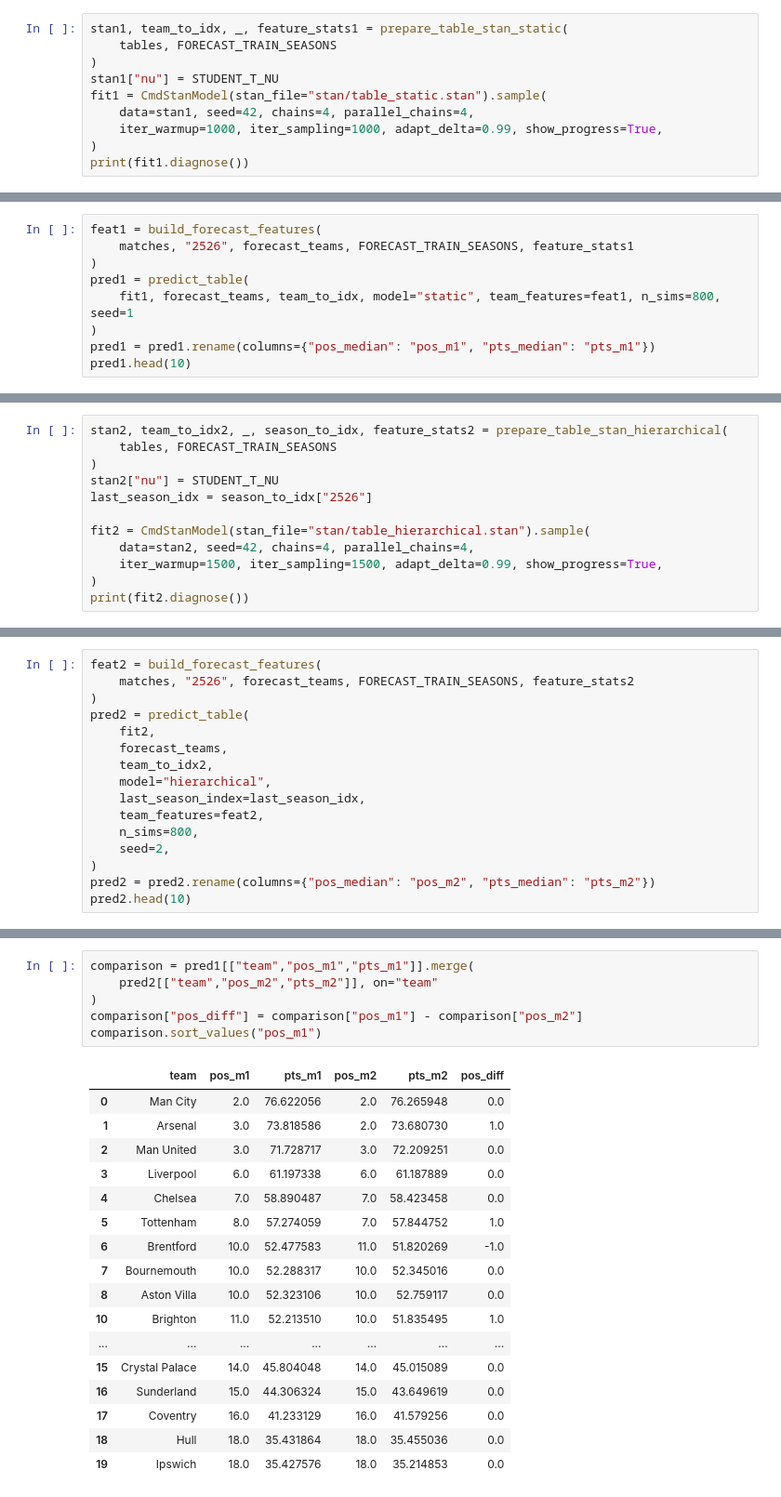
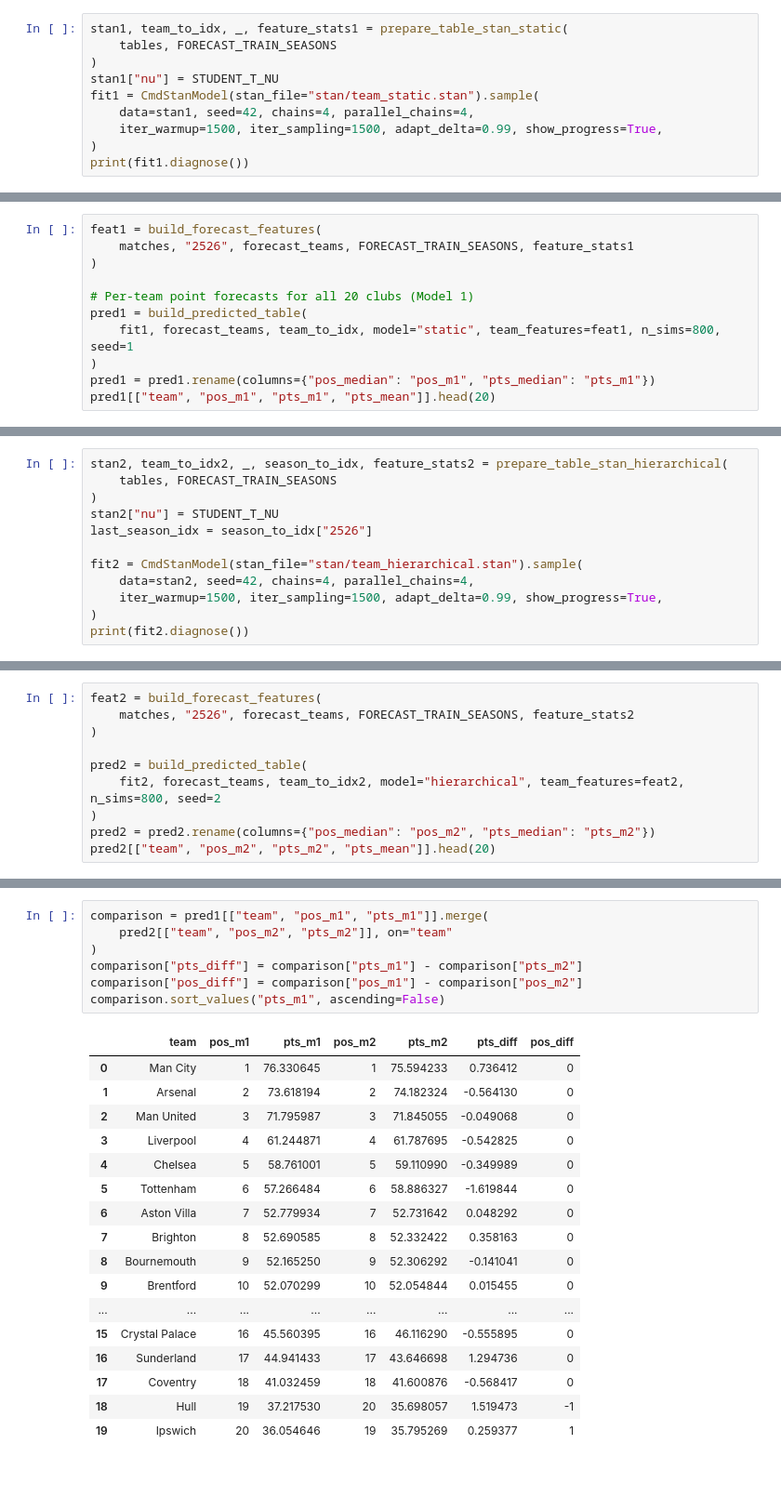
Before and after one commit to Geq0nek/DA_Project, a Jupyter notebook: 04_forecast_2627_comparison.ipynb, the cells around one changed output, grey strips where cells are left out. Shown at 93% size. Saved outputs shown, nothing was run; the diff lists cells and outputs as text.

Commit message:
Single team points predictions

```diff
--- a/04_forecast_2627_comparison.ipynb
+++ b/04_forecast_2627_comparison.ipynb
@@ -59,9 +72,9 @@ stan1, team_to_idx, _, feature_stats1 = prepare_table_stan_static(
     tables, FORECAST_TRAIN_SEASONS
 )
 stan1["nu"] = STUDENT_T_NU
-fit1 = CmdStanModel(stan_file="stan/table_static.stan").sample(
+fit1 = CmdStanModel(stan_file="stan/team_static.stan").sample(
     data=stan1, seed=42, chains=4, parallel_chains=4,
-    iter_warmup=1000, iter_sampling=1000, adapt_delta=0.99, show_progress=True,
+    iter_warmup=1500, iter_sampling=1500, adapt_delta=0.99, show_progress=True,
 )
 print(fit1.diagnose())
 # %% [output]
@@ -89,9 +102,11 @@ Processing complete, no problems detected.
 feat1 = build_forecast_features(
     matches, "2526", forecast_teams, FORECAST_TRAIN_SEASONS, feature_stats1
 )
-pred1 = predict_table(
+
+# Per-team point forecasts for all 20 clubs (Model 1)
+pred1 = build_predicted_table(
     fit1, forecast_teams, team_to_idx, model="static", team_features=feat1, n_sims=800, seed=1
 )
 pred1 = pred1.rename(columns={"pos_median": "pos_m1", "pts_median": "pts_m1"})
-pred1.head(10)
+pred1[["team", "pos_m1", "pts_m1", "pts_mean"]].head(20)
 # %% [output]
@@ -117,7 +138,7 @@ stan2, team_to_idx2, _, season_to_idx, feature_stats2 = prepare_table_stan_hiera
 stan2["nu"] = STUDENT_T_NU
 last_season_idx = season_to_idx["2526"]
 
-fit2 = CmdStanModel(stan_file="stan/table_hierarchical.stan").sample(
+fit2 = CmdStanModel(stan_file="stan/team_hierarchical.stan").sample(
     data=stan2, seed=42, chains=4, parallel_chains=4,
     iter_warmup=1500, iter_sampling=1500, adapt_delta=0.99, show_progress=True,
 )
@@ -147,16 +168,10 @@ Processing complete, no problems detected.
 feat2 = build_forecast_features(
     matches, "2526", forecast_teams, FORECAST_TRAIN_SEASONS, feature_stats2
 )
-pred2 = predict_table(
-    fit2,
-    forecast_teams,
-    team_to_idx2,
-    model="hierarchical",
-    last_season_index=last_season_idx,
-    team_features=feat2,
-    n_sims=800,
-    seed=2,
+
+pred2 = build_predicted_table(
+    fit2, forecast_teams, team_to_idx2, model="hierarchical", team_features=feat2, n_sims=800, seed=2
 )
 pred2 = pred2.rename(columns={"pos_median": "pos_m2", "pts_median": "pts_m2"})
-pred2.head(10)
+pred2[["team", "pos_m2", "pts_m2", "pts_mean"]].head(20)
 # %% [output]
@@ -176,24 +199,25 @@ pred2.head(10)
 # %%
-comparison = pred1[["team","pos_m1","pts_m1"]].merge(
-    pred2[["team","pos_m2","pts_m2"]], on="team"
+comparison = pred1[["team", "pos_m1", "pts_m1"]].merge(
+    pred2[["team", "pos_m2", "pts_m2"]], on="team"
 )
+comparison["pts_diff"] = comparison["pts_m1"] - comparison["pts_m2"]
 comparison["pos_diff"] = comparison["pos_m1"] - comparison["pos_m2"]
-comparison.sort_values("pos_m1")
+comparison.sort_values("pts_m1", ascending=False)
 # %% [output]
-|  | team | pos_m1 | pts_m1 | pos_m2 | pts_m2 | pos_diff |
-| 0 | Man City | 2.0 | 76.622056 | 2.0 | 76.265948 | 0.0 |
-| 1 | Arsenal | 3.0 | 73.818586 | 2.0 | 73.680730 | 1.0 |
-| 2 | Man United | 3.0 | 71.728717 | 3.0 | 72.209251 | 0.0 |
-| 3 | Liverpool | 6.0 | 61.197338 | 6.0 | 61.187889 | 0.0 |
-| 4 | Chelsea | 7.0 | 58.890487 | 7.0 | 58.423458 | 0.0 |
-| 5 | Tottenham | 8.0 | 57.274059 | 7.0 | 57.844752 | 1.0 |
-| 6 | Brentford | 10.0 | 52.477583 | 11.0 | 51.820269 | -1.0 |
-| 7 | Bournemouth | 10.0 | 52.288317 | 10.0 | 52.345016 | 0.0 |
-| 8 | Aston Villa | 10.0 | 52.323106 | 10.0 | 52.759117 | 0.0 |
-| 10 | Brighton | 11.0 | 52.213510 | 10.0 | 51.835495 | 1.0 |
-| ... | ... | ... | ... | ... | ... | ... |
-| 15 | Crystal Palace | 14.0 | 45.804048 | 14.0 | 45.015089 | 0.0 |
-| 16 | Sunderland | 15.0 | 44.306324 | 15.0 | 43.649619 | 0.0 |
-| 17 | Coventry | 16.0 | 41.233129 | 16.0 | 41.579256 | 0.0 |
-| 18 | Hull | 18.0 | 35.431864 | 18.0 | 35.455036 | 0.0 |
-| 19 | Ipswich | 18.0 | 35.427576 | 18.0 | 35.214853 | 0.0 |
+|  | team | pos_m1 | pts_m1 | pos_m2 | pts_m2 | pts_diff | pos_diff |
+| 0 | Man City | 1 | 76.330645 | 1 | 75.594233 | 0.736412 | 0 |
+| 1 | Arsenal | 2 | 73.618194 | 2 | 74.182324 | -0.564130 | 0 |
+| 2 | Man United | 3 | 71.795987 | 3 | 71.845055 | -0.049068 | 0 |
+| 3 | Liverpool | 4 | 61.244871 | 4 | 61.787695 | -0.542825 | 0 |
+| 4 | Chelsea | 5 | 58.761001 | 5 | 59.110990 | -0.349989 | 0 |
+| 5 | Tottenham | 6 | 57.266484 | 6 | 58.886327 | -1.619844 | 0 |
+| 6 | Aston Villa | 7 | 52.779934 | 7 | 52.731642 | 0.048292 | 0 |
+| 7 | Brighton | 8 | 52.690585 | 8 | 52.332422 | 0.358163 | 0 |
+| 8 | Bournemouth | 9 | 52.165250 | 9 | 52.306292 | -0.141041 | 0 |
+| 9 | Brentford | 10 | 52.070299 | 10 | 52.054844 | 0.015455 | 0 |
+| ... | ... | ... | ... | ... | ... | ... | ... |
+| 15 | Crystal Palace | 16 | 45.560395 | 16 | 46.116290 | -0.555895 | 0 |
+| 16 | Sunderland | 17 | 44.941433 | 17 | 43.646698 | 1.294736 | 0 |
+| 17 | Coventry | 18 | 41.032459 | 18 | 41.600876 | -0.568417 | 0 |
+| 18 | Hull | 19 | 37.217530 | 20 | 35.698057 | 1.519473 | -1 |
+| 19 | Ipswich | 20 | 36.054646 | 19 | 35.795269 | 0.259377 | 1 |
```
Also changed, not shown: parts of 15 cells of this notebook, 18 other files.
